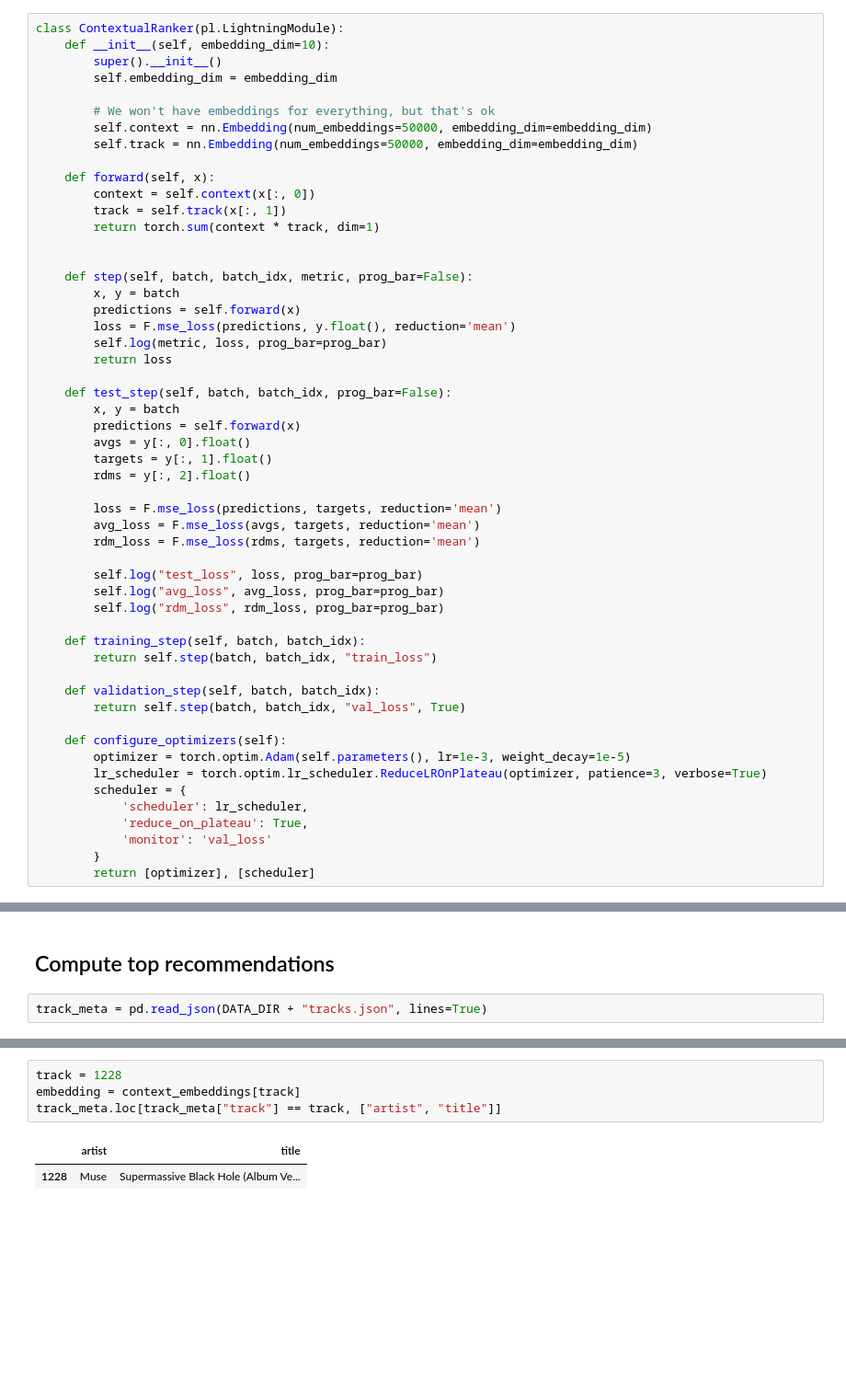
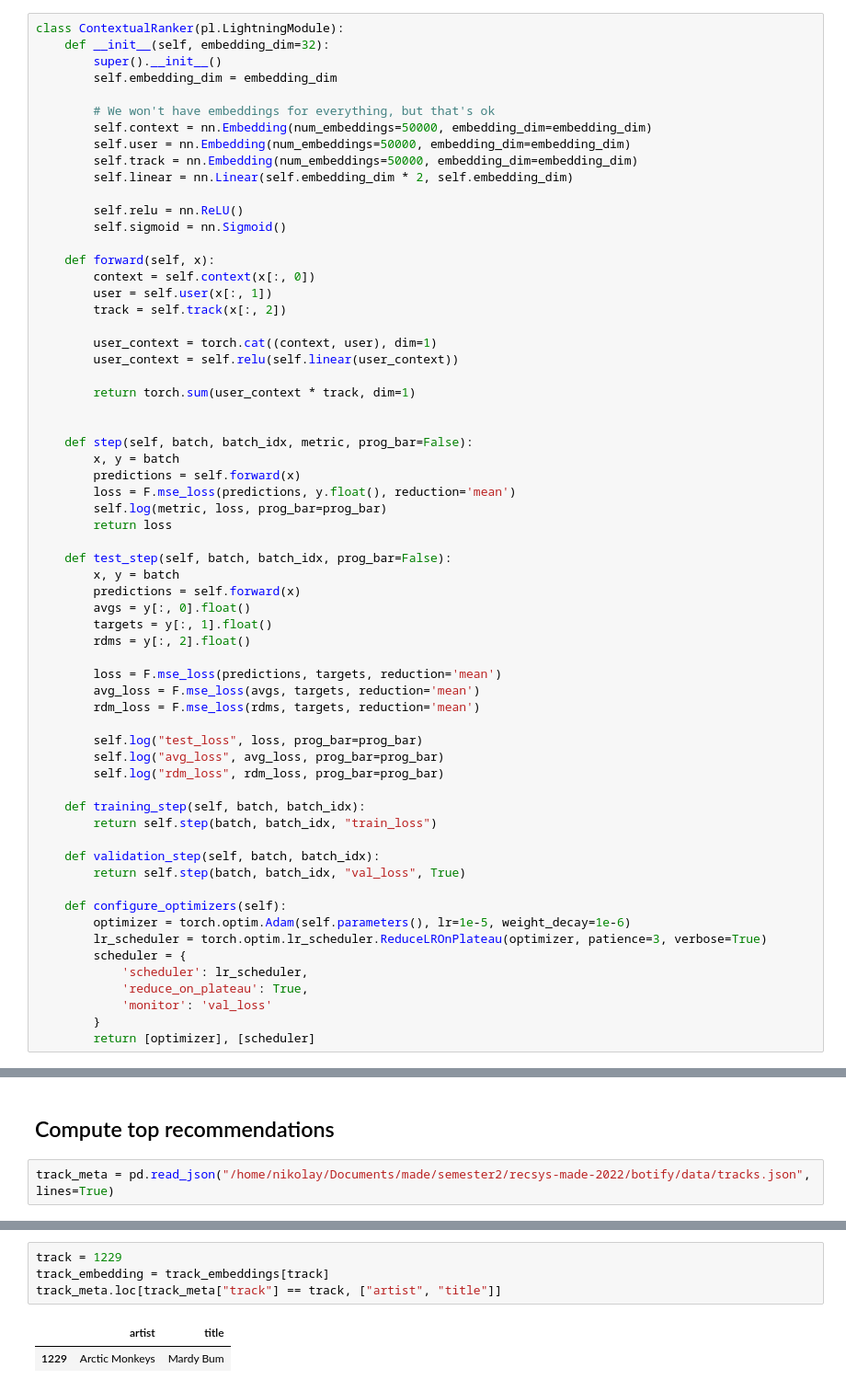
Before and after one commit to aamamaev/recsys_made_2022_project, a Jupyter notebook: jupyter/Week4Seminar.ipynb, the cells around one changed output, grey strips where cells are left out. Shown at 92% size. Cells and saved outputs as stored; diff of their text form; blank space fills up the shorter version.

```diff
--- a/jupyter/Week4Seminar.ipynb
+++ b/jupyter/Week4Seminar.ipynb
@@ -76,18 +75,28 @@ len(train_data), len(val_data), len(test_data)
 (572587, 70915, 71742)
 # %%
 class ContextualRanker(pl.LightningModule):
-    def __init__(self, embedding_dim=10):
+    def __init__(self, embedding_dim=32):
         super().__init__()
         self.embedding_dim = embedding_dim
 
         # We won't have embeddings for everything, but that's ok
         self.context = nn.Embedding(num_embeddings=50000, embedding_dim=embedding_dim)
+        self.user = nn.Embedding(num_embeddings=50000, embedding_dim=embedding_dim)
         self.track = nn.Embedding(num_embeddings=50000, embedding_dim=embedding_dim)
+        self.linear = nn.Linear(self.embedding_dim * 2, self.embedding_dim)
+
+        self.relu = nn.ReLU()
+        self.sigmoid = nn.Sigmoid()
 
     def forward(self, x):
         context = self.context(x[:, 0])
-        track = self.track(x[:, 1])
-        return torch.sum(context * track, dim=1)
+        user = self.user(x[:, 1])
+        track = self.track(x[:, 2])
+
+        user_context = torch.cat((context, user), dim=1)
+        user_context = self.relu(self.linear(user_context))
+
+        return torch.sum(user_context * track, dim=1)
 
 
     def step(self, batch, batch_idx, metric, prog_bar=False):
@@ -119,7 +128,7 @@ class ContextualRanker(pl.LightningModule):
         return self.step(batch, batch_idx, "val_loss", True)
 
     def configure_optimizers(self):
-        optimizer = torch.optim.Adam(self.parameters(), lr=1e-3, weight_decay=1e-5)
+        optimizer = torch.optim.Adam(self.parameters(), lr=1e-5, weight_decay=1e-6)
         lr_scheduler = torch.optim.lr_scheduler.ReduceLROnPlateau(optimizer, patience=3, verbose=True)
         scheduler = {
             'scheduler': lr_scheduler,
@@ -211,7 +269,7 @@ trainer.test(best, data_module)
 # %% [markdown]
 ## Compute top recommendations
 # %%
-track_meta = pd.read_json(DATA_DIR + "tracks.json", lines=True)
+track_meta = pd.read_json("/home/nikolay/Documents/made/semester2/recsys-made-2022/botify/data/tracks.json", lines=True)
 # %%
 context_embeddings = dict(best.named_parameters())["context.weight"].data.cpu().numpy()
 track_embeddings = dict(best.named_parameters())["track.weight"].data.cpu().numpy()
@@ -229,11 +303,11 @@ with open(DATA_DIR + "tracks_with_recs.json", "w") as rf:
 
         rf.write(json.dumps(recommendation) + "\n")
 # %%
-track = 1228
-embedding = context_embeddings[track]
+track = 1229
+track_embedding = track_embeddings[track]
 track_meta.loc[track_meta["track"] == track, ["artist", "title"]]
 # %% [output]
 |  | artist | title |
-| 1228 | Muse | Supermassive Black Hole (Album Ve... |
+| 1229 | Arctic Monkeys | Mardy Bum |
 # %%
 k = 10
```
Also changed, not shown: parts of 22 cells of this notebook, 15 other files.
